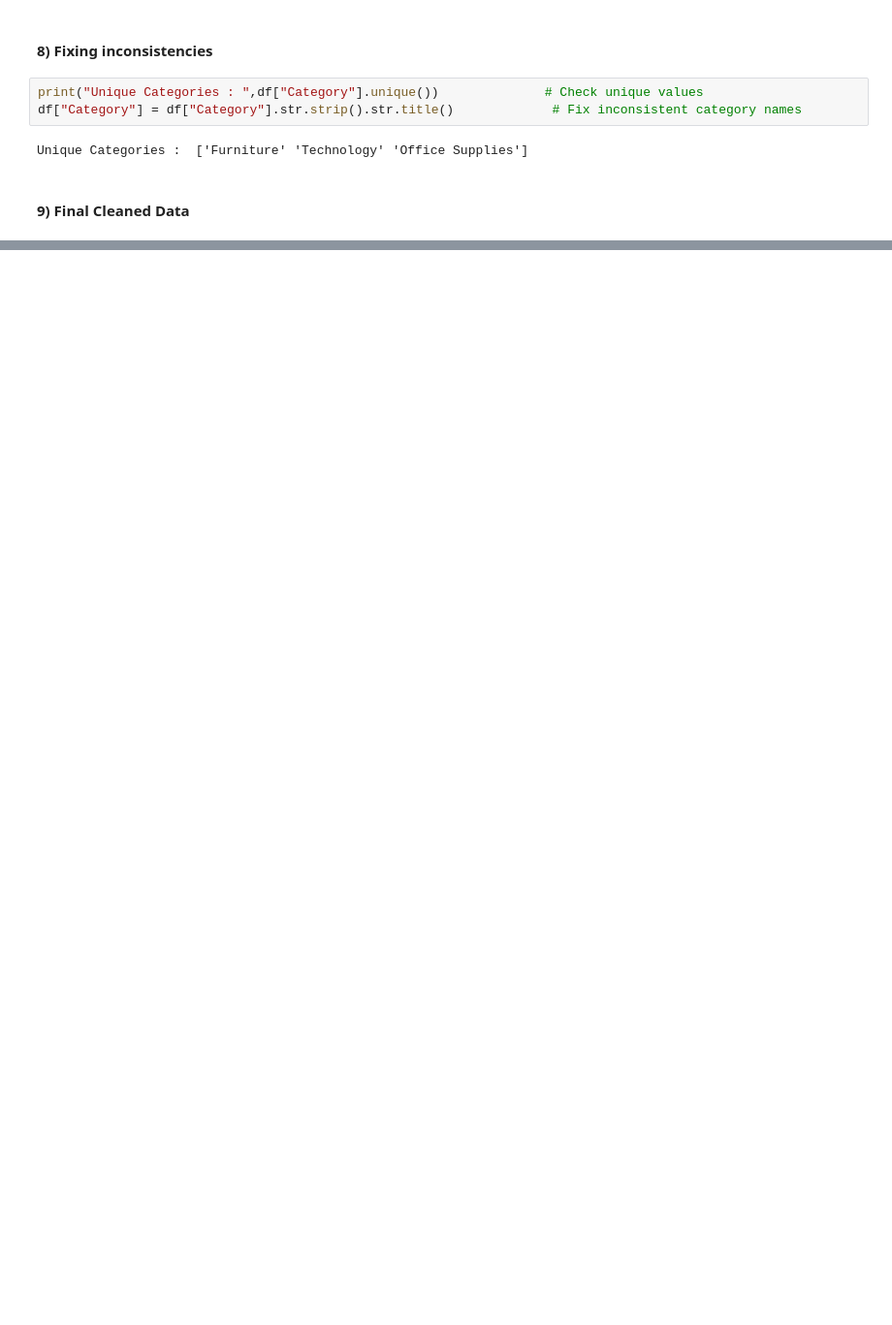
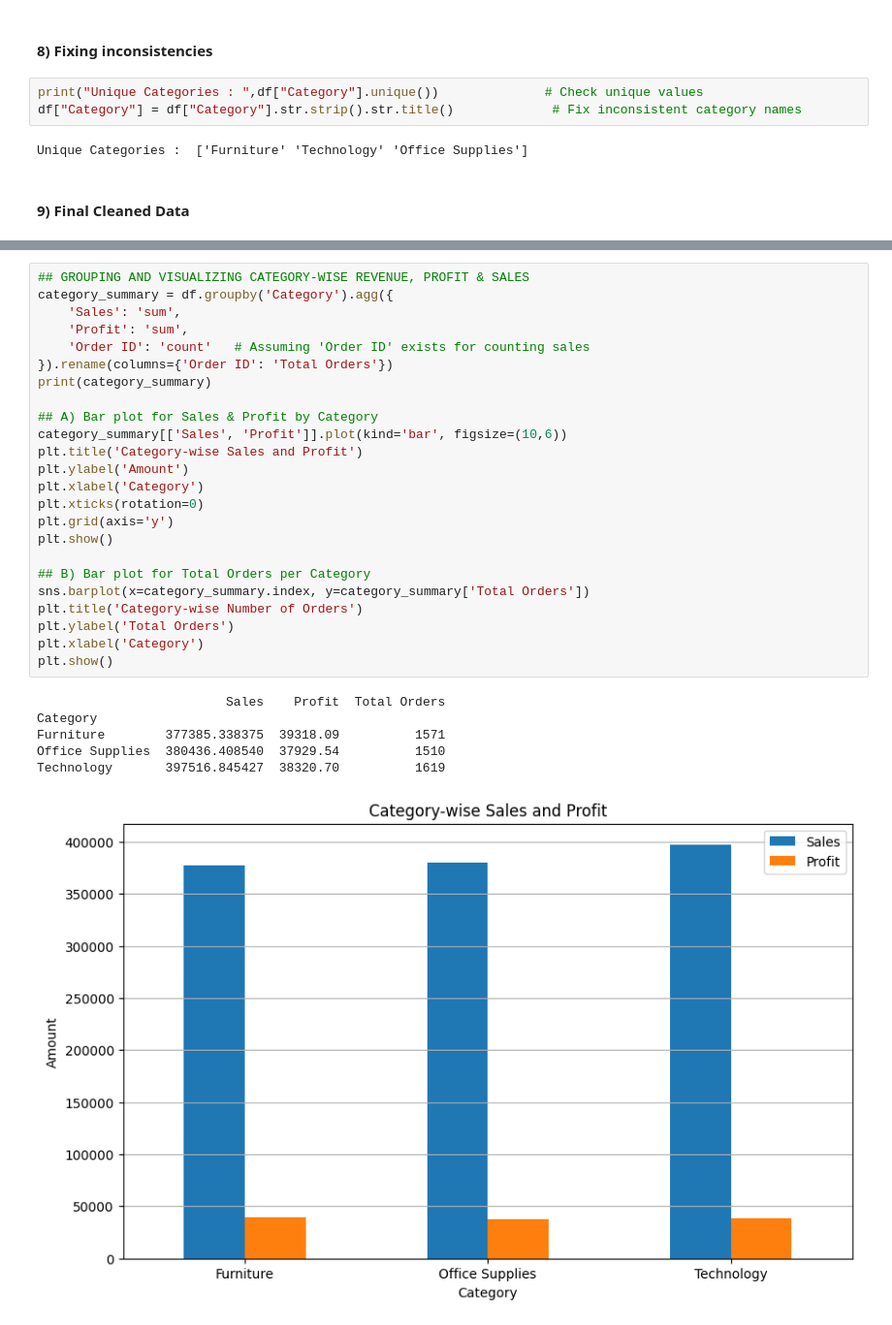
Before and after one commit to 26Vaidehi/INT375_Python, a Jupyter notebook: INT-375_Project.ipynb, the cells around one changed output, grey strips where cells are left out. Shown at 97% size. Drawn from its saved outputs; the diff is of its cells as text; blank space fills up the shorter version.

```diff
--- a/INT-375_Project.ipynb
+++ b/INT-375_Project.ipynb
@@ -169,0 +225,31 @@ Saved Successfully
+# %%
+## GROUPING AND VISUALIZING CATEGORY-WISE REVENUE, PROFIT & SALES
+category_summary = df.groupby('Category').agg({
+    'Sales': 'sum',
+    'Profit': 'sum',
+    'Order ID': 'count'   # Assuming 'Order ID' exists for counting sales
+}).rename(columns={'Order ID': 'Total Orders'})
+print(category_summary)
+
+## A) Bar plot for Sales & Profit by Category
+category_summary[['Sales', 'Profit']].plot(kind='bar', figsize=(10,6))
+plt.title('Category-wise Sales and Profit')
+plt.ylabel('Amount')
+plt.xlabel('Category')
+plt.xticks(rotation=0)
+plt.grid(axis='y')
+plt.show()
+
+## B) Bar plot for Total Orders per Category
+sns.barplot(x=category_summary.index, y=category_summary['Total Orders'])
+plt.title('Category-wise Number of Orders')
+plt.ylabel('Total Orders')
+plt.xlabel('Category')
+plt.show()
+# %% [output]
+                         Sales    Profit  Total Orders
+Category
+Furniture        377385.338375  39318.09          1571
+Office Supplies  380436.408540  37929.54          1510
+Technology       397516.845427  38320.70          1619
+[figure, added]
```
Also changed, not shown: parts of 23 cells of this notebook, 1 other file.
